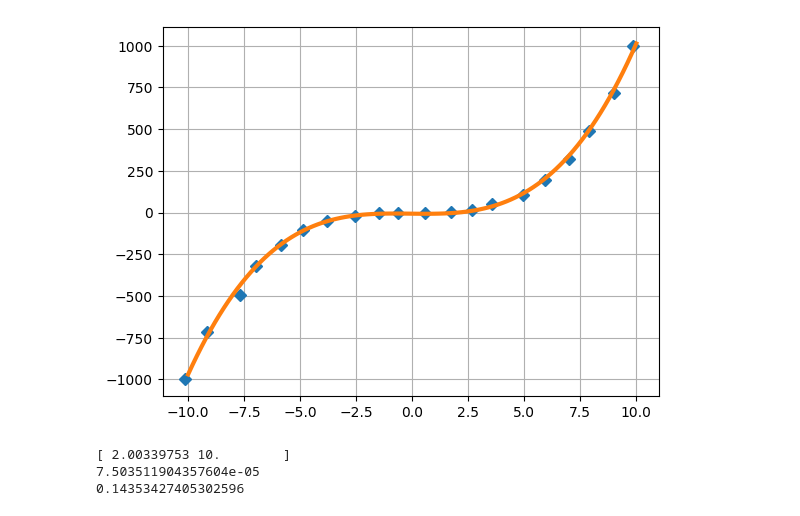
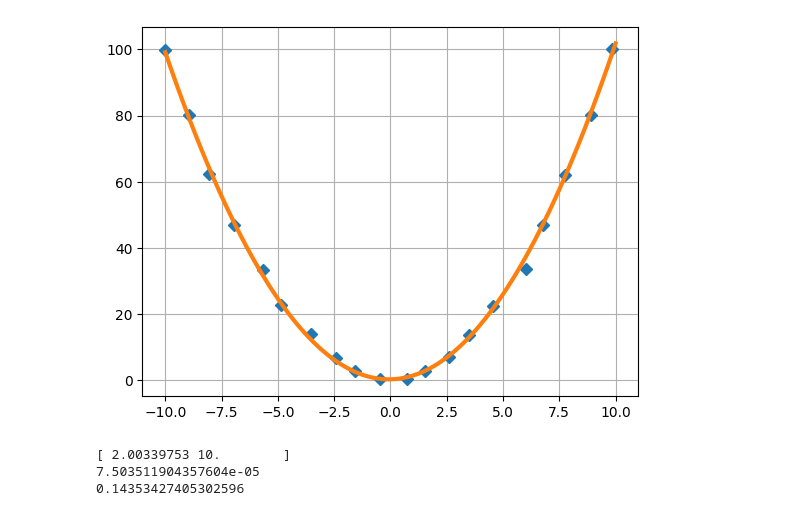
Before and after one commit to Xkrudes/AI, a Jupyter notebook: Sderzhko_D_Workbook4.ipynb, the cells around one changed output. Cells and saved outputs as stored; diff of their text form; code cells hidden in the pictures.

```diff
--- a/Sderzhko_D_Workbook4.ipynb
+++ b/Sderzhko_D_Workbook4.ipynb
@@ -1,24 +1,24 @@
 # %%
 """Задание 1.1.3 Р/т №4"""
 import numpy as np
 import matplotlib.pyplot as plt
 
 delta = 0.5
 x = np.linspace(-10, 10, 20)
-y = x ** 3 + delta * (np.random.rand(20) - 0.5)
+y = x ** 2 + delta * (np.random.rand(20) - 0.5)
 x += delta * (np.random.rand(20) - 0.5)
 
 
-m = np.vstack((x**3, x**2, x, np.ones(20))).T
+m = np.vstack((x**2, x, np.ones(20))).T
 s = np.linalg.lstsq(m, y, rcond = None)[0]
 
 x_prec = np.linspace(-10, 10, 101)
 plt.plot(x, y, 'D')
-plt.plot(x_prec, s[0] * x_prec ** 3 + s[1] * x_prec ** 2 + s[2] * x_prec + s[3], '-', lw=3)
+plt.plot(x_prec, s[0] * x_prec ** 2 + s[1] * x_prec + s[2], '-', lw=3)
 plt.grid()
 plt.show()
 # %% [output]
-[figure, old version]
+[figure, new version]
 # %%
 """Задание 1.1.6 Р/т №4"""
 import scipy as sp
```
